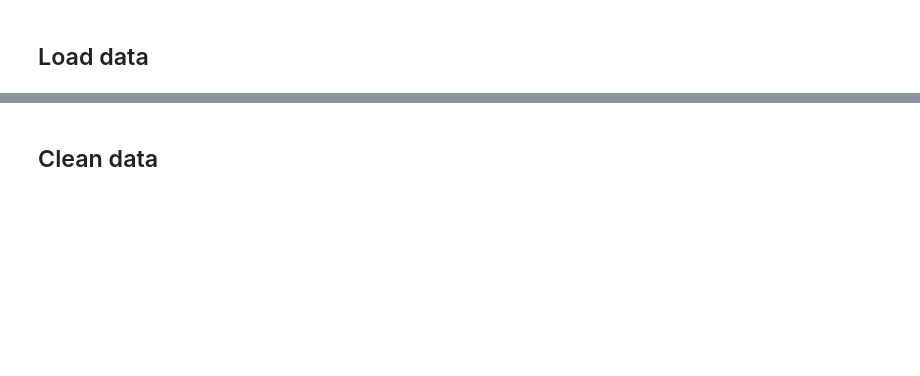
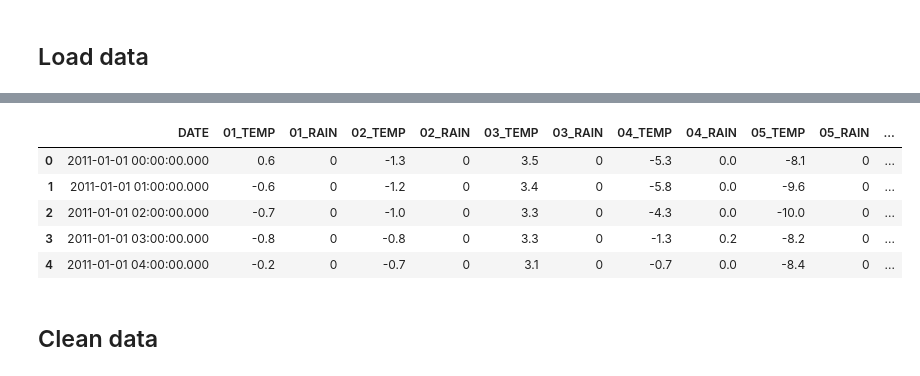
Before and after one commit to rafaeldelavergne/INF582_AXA_Challenge, a Jupyter notebook: notebook.ipynb, the cells around one changed output, grey strips where cells are left out. Cells and saved outputs as stored; diff of their text form; code cells hidden in the pictures; blank space fills up the shorter version.

```diff
--- a/notebook.ipynb
+++ b/notebook.ipynb
@@ -37,26 +47,47 @@ training_data.head()
 # %%
 meteo2012 = pd.read_csv("data/meteo_2012.csv",nrows=10000,
                     header=None,
                     usecols=[0,1,3,6]
                    )
 
 meteo2012.rename(columns={0: 'DATE', 1: 'DEPT',3:'TEMP',6:'RAIN'}, inplace=True)
 meteo2012 = meteo2012[meteo2012[['DEPT']].apply(lambda x: x[0].isdigit(), axis=1)]
 meteo2012 = meteo2012[~meteo2012.DEPT.isin(['00'])]
 
 meteo2011 = pd.read_csv("data/meteo_2011.csv",nrows=10000,
                     header=None,
                     usecols=[0,1,3,6]
                    )
 meteo2011.rename(columns={0: 'DATE', 1: 'DEPT',3:'TEMP',6:'RAIN'}, inplace=True)
 meteo2011 = meteo2011[meteo2011[['DEPT']].apply(lambda x: x[0].isdigit(), axis=1)]
 meteo2011 = meteo2011[~meteo2011.DEPT.isin(['00'])]
 
 frames=[meteo2012,meteo2011]
 
 meteo=pd.concat(frames)
 
+def format_date(date):
+    return dt.datetime.strptime(date, '%Y-%m-%d %H:%M').strftime('%Y-%m-%d %H:%M:%S.000')
+
+meteo['DATE'] = meteo.DATE.map(format_date)
+
+#Format meteo
+for dept in sorted(meteo.DEPT.unique()):
+    index = (meteo.DEPT == dept)
+    meteo["{}_TEMP".format(dept)] = meteo.TEMP * index
+    meteo["{}_RAIN".format(dept)] = meteo.RAIN * index
+
+meteo.drop(["DEPT", "RAIN", "TEMP"], axis=1, inplace=True)
+meteo = meteo.groupby("DATE").sum().reset_index()
+
 meteo.head()
+# %% [output]
+|  | DATE | 01_TEMP | 01_RAIN | 02_TEMP | 02_RAIN | 03_TEMP | 03_RAIN | 04_TEMP | 04_RAIN | 05_TEMP | 05_RAIN | ... |
+| 0 | 2011-01-01 00:00:00.000 | 0.6 | 0 | -1.3 | 0 | 3.5 | 0 | -5.3 | 0.0 | -8.1 | 0 | ... |
+| 1 | 2011-01-01 01:00:00.000 | -0.6 | 0 | -1.2 | 0 | 3.4 | 0 | -5.8 | 0.0 | -9.6 | 0 | ... |
+| 2 | 2011-01-01 02:00:00.000 | -0.7 | 0 | -1.0 | 0 | 3.3 | 0 | -4.3 | 0.0 | -10.0 | 0 | ... |
+| 3 | 2011-01-01 03:00:00.000 | -0.8 | 0 | -0.8 | 0 | 3.3 | 0 | -1.3 | 0.2 | -8.2 | 0 | ... |
+| 4 | 2011-01-01 04:00:00.000 | -0.2 | 0 | -0.7 | 0 | 3.1 | 0 | -0.7 | 0.0 | -8.4 | 0 | ... |
 # %% [markdown]
 ## Clean data
 # %%
```
Also changed, not shown: parts of 8 cells of this notebook.
